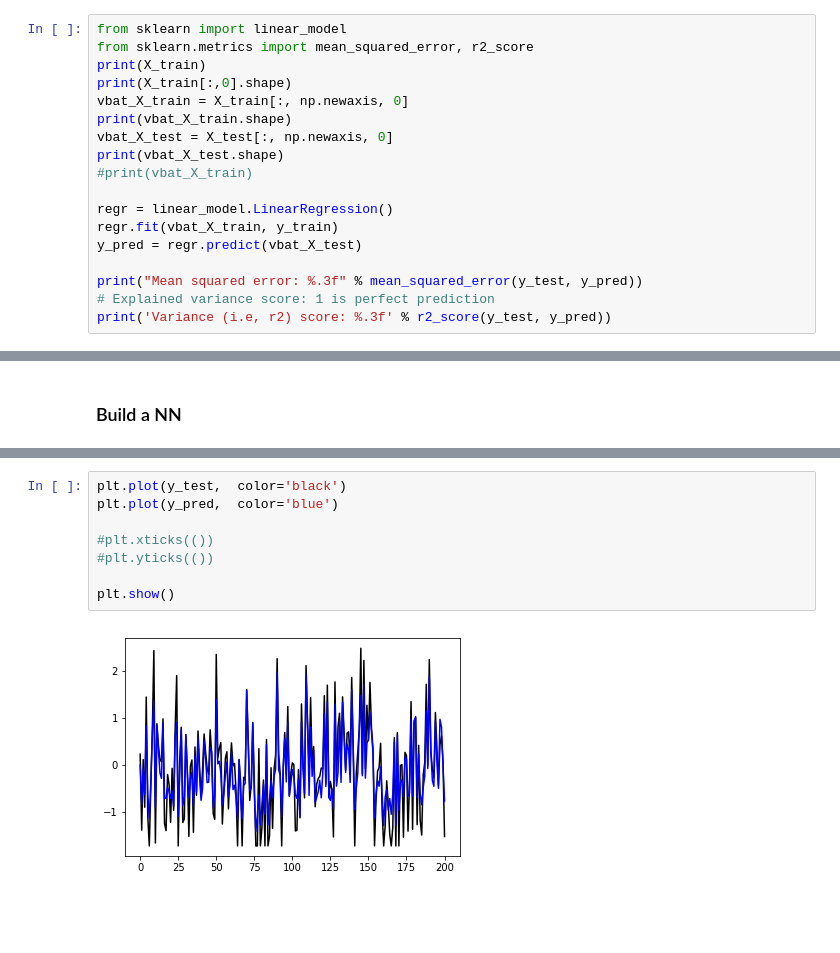
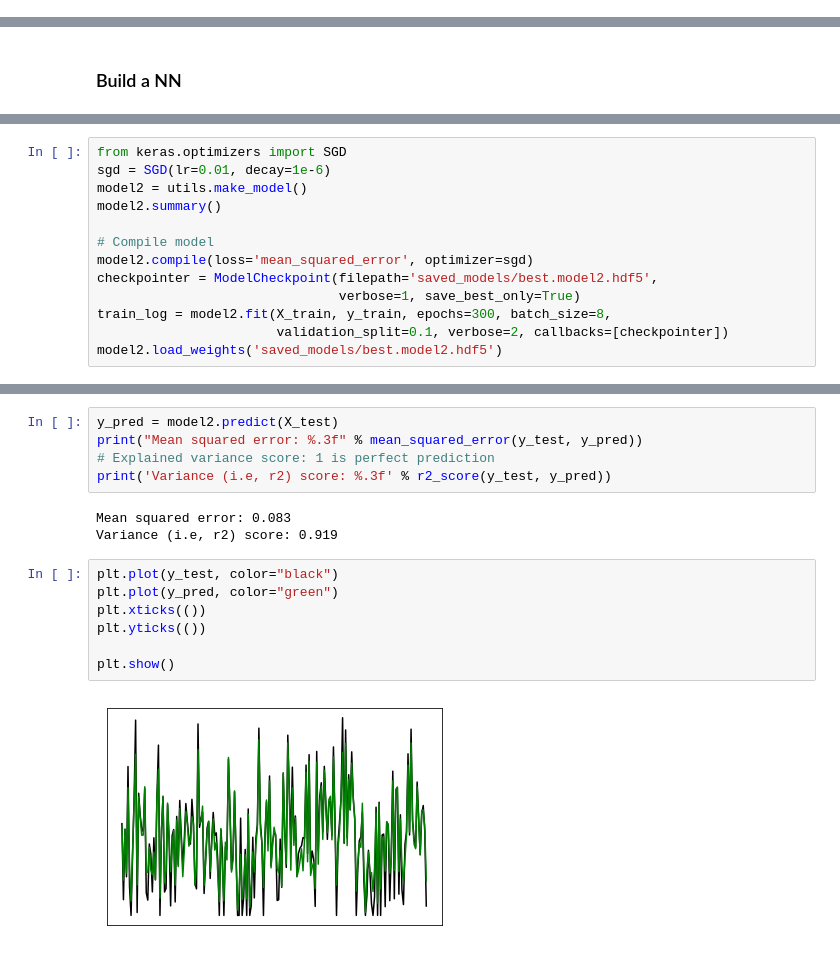
Before and after one commit to vharavu/mlnd-capstone, a Jupyter notebook: battSoC.ipynb, the cells around one changed output, grey strips where cells are left out. Drawn from its saved outputs; the diff is of its cells as text; blank space fills up the shorter version.

Commit message:
added checkpointer, added util functions file.

```diff
--- a/battSoC.ipynb
+++ b/battSoC.ipynb
@@ -260,21 +267,3 @@ print(y_test.shape)
 (201,)
 # %% [markdown]
 ### Build a linear regr model to explore possibilities
-# %%
-from sklearn import linear_model
-from sklearn.metrics import mean_squared_error, r2_score
-print(X_train)
-print(X_train[:,0].shape)
-vbat_X_train = X_train[:, np.newaxis, 0]
-print(vbat_X_train.shape)
-vbat_X_test = X_test[:, np.newaxis, 0]
-print(vbat_X_test.shape)
-#print(vbat_X_train)
-
-regr = linear_model.LinearRegression()
-regr.fit(vbat_X_train, y_train)
-y_pred = regr.predict(vbat_X_test)
-
-print("Mean squared error: %.3f" % mean_squared_error(y_test, y_pred))
-# Explained variance score: 1 is perfect prediction
-print('Variance (i.e, r2) score: %.3f' % r2_score(y_test, y_pred))
@@ -371,0 +370,13 @@ Variance (i.e, r2) score: 0.835
+# %%
+from keras.optimizers import SGD
+sgd = SGD(lr=0.01, decay=1e-6)
+model2 = utils.make_model()
+model2.summary()
+
+# Compile model
+model2.compile(loss='mean_squared_error', optimizer=sgd)
+checkpointer = ModelCheckpoint(filepath='saved_models/best.model2.hdf5',
+                               verbose=1, save_best_only=True)
+train_log = model2.fit(X_train, y_train, epochs=300, batch_size=8,
+                       validation_split=0.1, verbose=2, callbacks=[checkpointer])
+model2.load_weights('saved_models/best.model2.hdf5')
@@ -372,10 +408,17 @@ Variance (i.e, r2) score: 0.835
+# %%
+y_pred = model2.predict(X_test)
+print("Mean squared error: %.3f" % mean_squared_error(y_test, y_pred))
+# Explained variance score: 1 is perfect prediction
+print('Variance (i.e, r2) score: %.3f' % r2_score(y_test, y_pred))
+# %% [output]
+Mean squared error: 0.083
+Variance (i.e, r2) score: 0.919
 # %%
-plt.plot(y_test,  color='black')
-plt.plot(y_pred,  color='blue')
-
-#plt.xticks(())
-#plt.yticks(())
+plt.plot(y_test, color="black")
+plt.plot(y_pred, color="green")
+plt.xticks(())
+plt.yticks(())
 
 plt.show()
 # %% [output]
-[figure, old version]
+[figure, new version]
```
Also changed, not shown: parts of 14 cells of this notebook, 1 other file.
